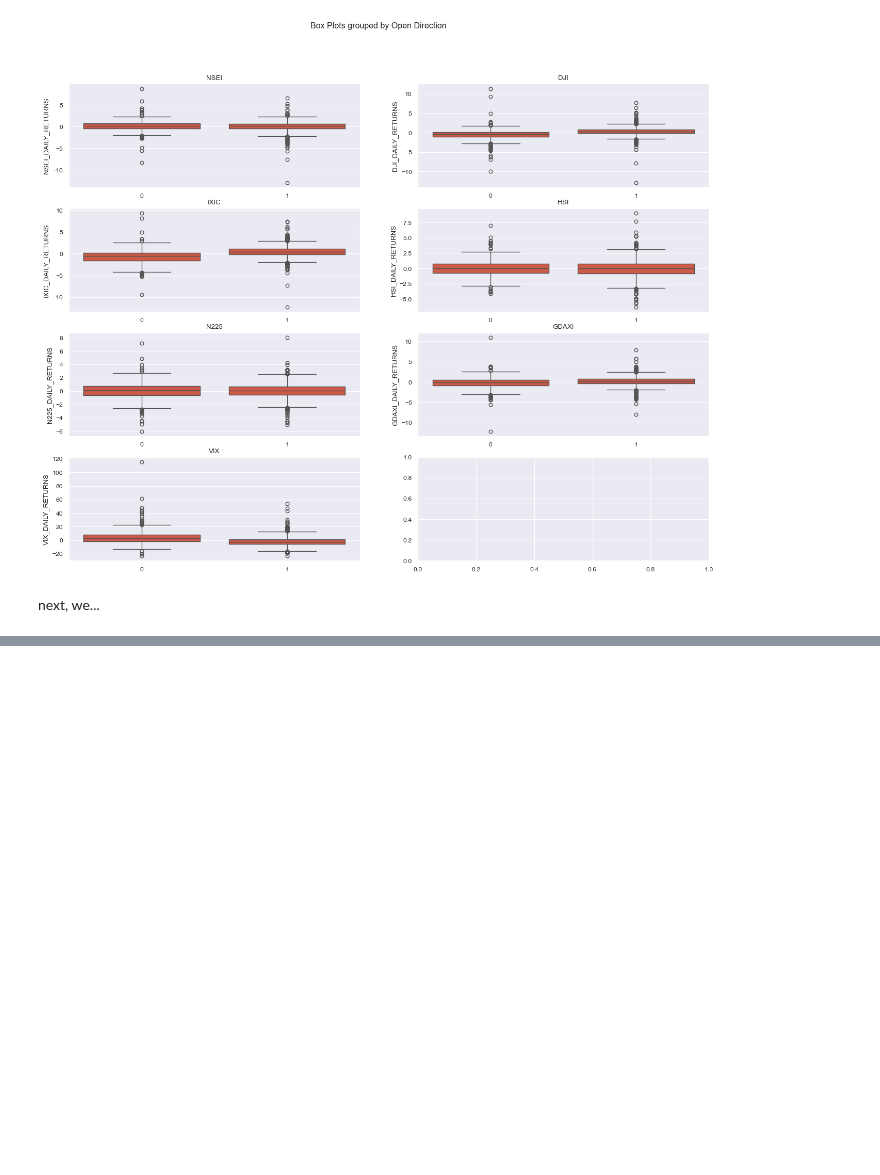
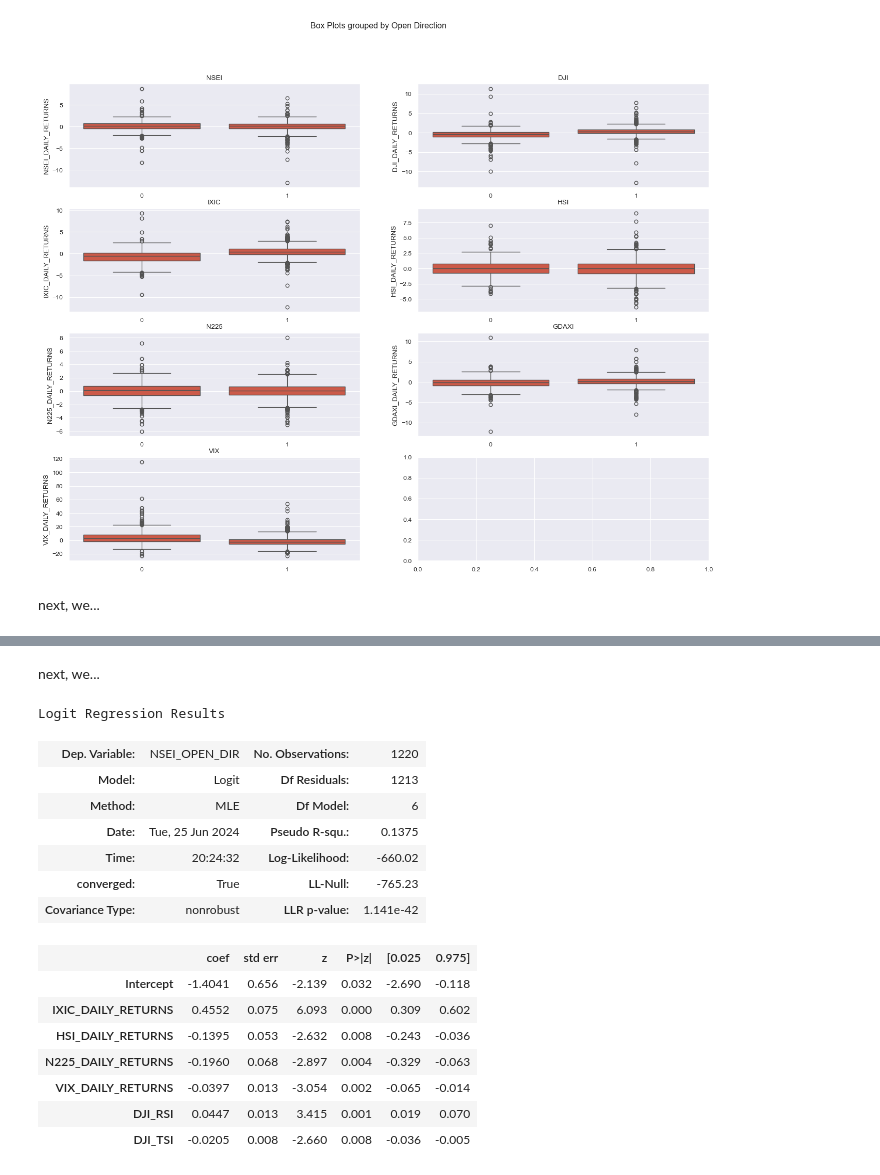
Before and after one commit to cowboysmall-courses/dsi-dsp, a Jupyter notebook: notebooks/report.ipynb, the cells around one changed output, grey strips where cells are left out. Drawn from its saved outputs; the diff is of its cells as text; code cells hidden in the pictures; blank space fills up the shorter version.

```diff
--- a/notebooks/report.ipynb
+++ b/notebooks/report.ipynb
@@ -368,0 +423,31 @@ next, we...
+# %%
+def prune(X, y, verbose = True):
+    dropped = []
+    while True:
+        model = Logit(y, X).fit(disp = 0)
+
+        insignificant = [p for p in zip(model.pvalues.index[1:], model.pvalues[1:]) if p[1] > 0.05]
+
+        values   = [variance_inflation_factor(model.model.exog, i) for i in range(1, model.model.exog.shape[1])]
+        colinear = [val for val in zip(model.model.exog_names[1:], values) if val[1] > 5]
+
+        if insignificant:
+            insignificant.sort(key = lambda p: -p[1])
+
+            if verbose:
+                print(f"dropping {insignificant[0][0]} with p-value {insignificant[0][1]}")
+
+            X = X.drop([insignificant[0][0]], axis = 1)
+            dropped.append(insignificant[0][0])
+
+        elif colinear:
+            colinear.sort(key = lambda c: -c[1])
+
+            if verbose:
+                print(f"dropping {colinear[0][0]} with vif {colinear[0][1]}")
+
+            X = X.drop([colinear[0][0]], axis = 1)
+            dropped.append(colinear[0][0])
+
+        else:
+            return model, dropped
@@ -368,0 +466,21 @@ next, we...
+# %% [markdown]
+next, we...
+# %%
+model.summary()
+# %% [output]
+Logit Regression Results
+| Dep. Variable: | NSEI_OPEN_DIR | No. Observations: | 1220 |
+| Model: | Logit | Df Residuals: | 1213 |
+| Method: | MLE | Df Model: | 6 |
+| Date: | Tue, 25 Jun 2024 | Pseudo R-squ.: | 0.1375 |
+| Time: | 20:24:32 | Log-Likelihood: | -660.02 |
+| converged: | True | LL-Null: | -765.23 |
+| Covariance Type: | nonrobust | LLR p-value: | 1.141e-42 |
+|  | coef | std err | z | P>|z| | [0.025 | 0.975] |
+| Intercept | -1.4041 | 0.656 | -2.139 | 0.032 | -2.690 | -0.118 |
+| IXIC_DAILY_RETURNS | 0.4552 | 0.075 | 6.093 | 0.000 | 0.309 | 0.602 |
+| HSI_DAILY_RETURNS | -0.1395 | 0.053 | -2.632 | 0.008 | -0.243 | -0.036 |
+| N225_DAILY_RETURNS | -0.1960 | 0.068 | -2.897 | 0.004 | -0.329 | -0.063 |
+| VIX_DAILY_RETURNS | -0.0397 | 0.013 | -3.054 | 0.002 | -0.065 | -0.014 |
+| DJI_RSI | 0.0447 | 0.013 | 3.415 | 0.001 | 0.019 | 0.070 |
+| DJI_TSI | -0.0205 | 0.008 | -2.660 | 0.008 | -0.036 | -0.005 |
```
Also changed, not shown: parts of 42 cells of this notebook, 3 other files.
